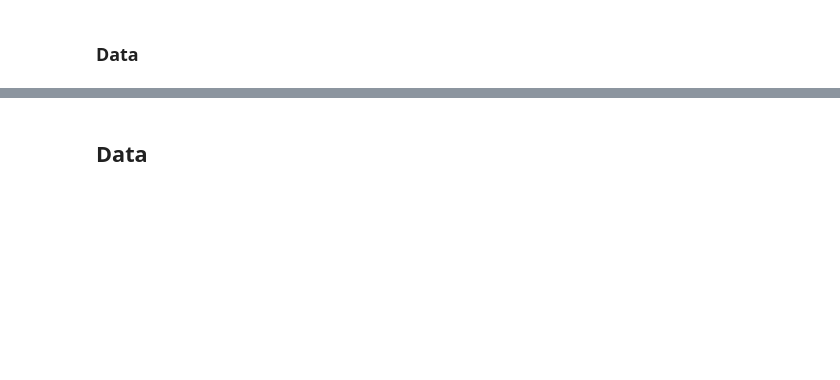
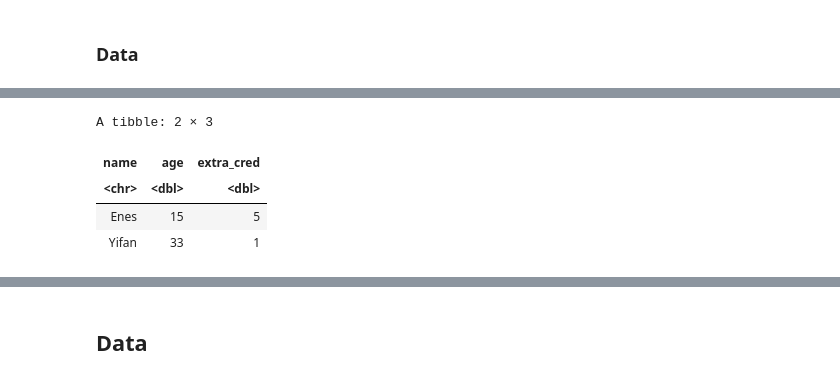
Before and after one commit to rogerfan/stats306_w20, a Jupyter notebook: labs/stats306_lab1.ipynb, the cells around one changed output, grey strips where cells are left out. Drawn from its saved outputs; the diff is of its cells as text; code cells hidden in the pictures; blank space fills up the shorter version.

```diff
--- a/labs/stats306_lab1.ipynb
+++ b/labs/stats306_lab1.ipynb
@@ -144,3 +211,11 @@ print(dat)
+# %%
+dat[2:3, c(1, 3, 4)]
+# %% [output]
+A tibble: 2 × 3
+| name | age | extra_cred |
+| <chr> | <dbl> | <dbl> |
+| Enes | 15 | 5 |
+| Yifan | 33 | 1 |
 # %%
 dat$name
 dat$grade
```
Also changed, not shown: parts of 26 cells of this notebook.
